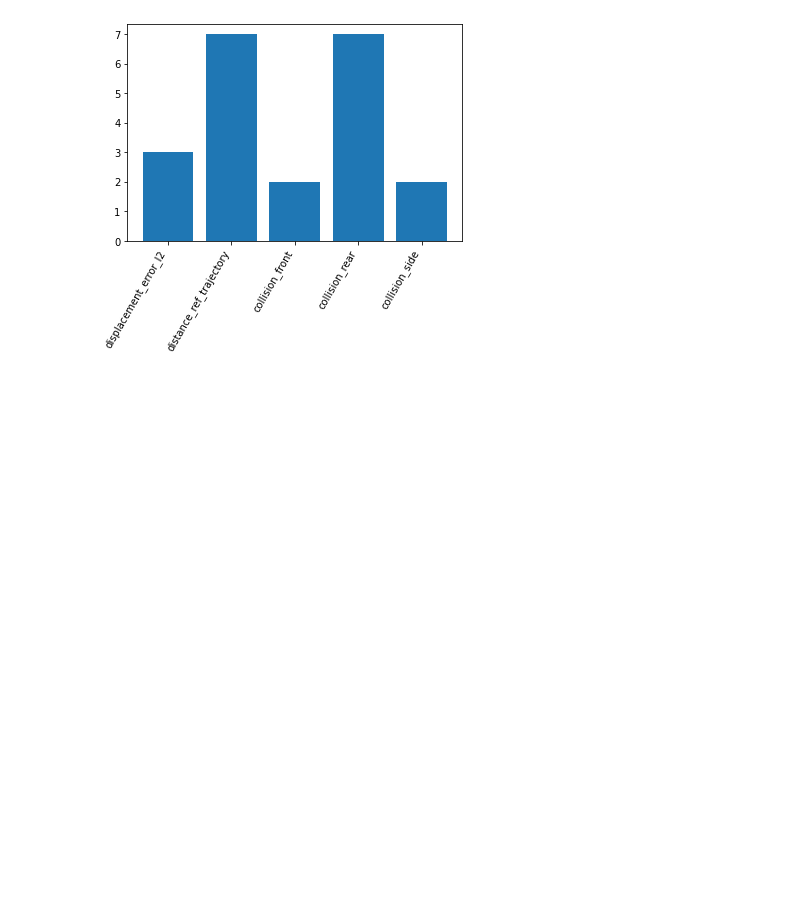
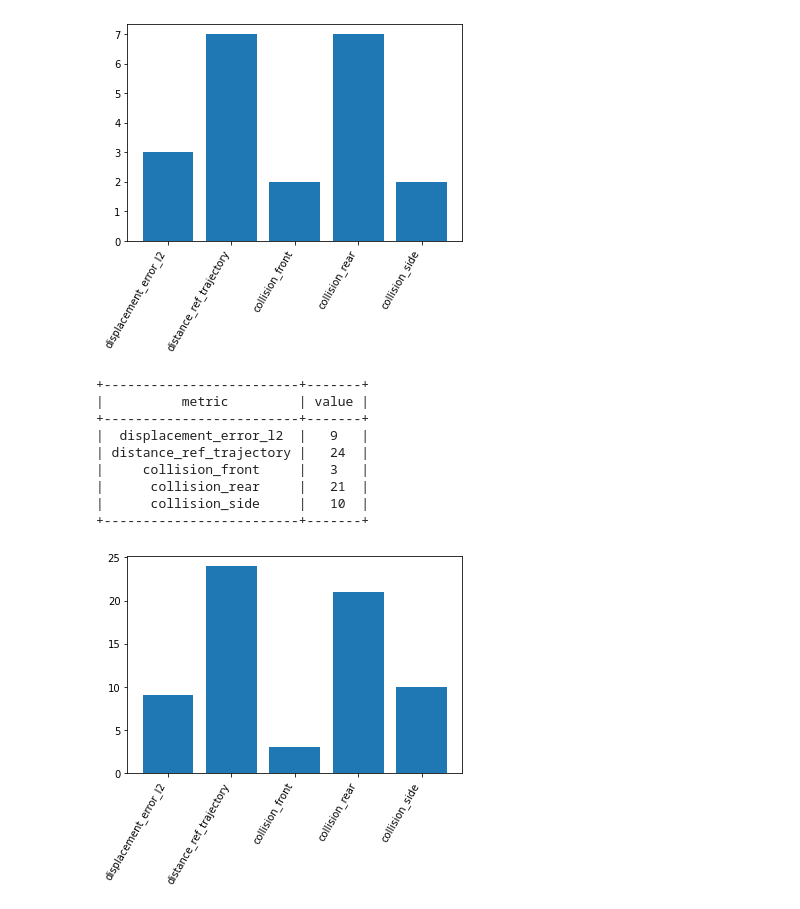
Before and after one commit to Pronton2001/rlhf-car, a Jupyter notebook: rllib_sac_policy_training.ipynb, the cells around one changed output. Drawn from its saved outputs; the diff is of its cells as text; code cells hidden in the pictures; blank space fills up the shorter version.

```diff
--- a/rllib_sac_policy_training.ipynb
+++ b/rllib_sac_policy_training.ipynb
@@ -772,18 +773,16 @@ env_kwargs = {'env_config_path': env_config_path,
               'train': False,
               'return_info': True}
 
-rollout_env = L5EnvWrapper(env = L5Env(**env_kwargs), \
+rollout_env = L5EnvWrapperTorch(env = L5Env(**env_kwargs), \
                            raster_size= cfg['raster_params']['raster_size'][0], \
                            n_channels = 7,)
 tune.register_env("L5-CLE-EVAL-V1",
-                  lambda config: L5EnvWrapper(env = L5Env(**env_kwargs), \
+                  lambda config: L5EnvWrapperTorch(env = L5Env(**env_kwargs), \
                                               raster_size= cfg['raster_params']['raster_size'][0], \
                                               n_channels = 7))
 from ray.rllib.algorithms.sac import SAC
 # checkpoint_path = 'l5kit/ray_results/01-01-2023_15-53-49/SAC/SAC_L5-CLE-V1_cf7bb_00000_0_2023-01-01_08-53-50/checkpoint_000170'
-checkpoint_path = '/workspace/datasets/ray_results/31-12-2022_07-53-04/SAC/SAC_L5-CLE-V1_7bae1_00000_0_2022-12-31_00-53-04/checkpoint_000360'
+# checkpoint_path = '/workspace/datasets/ray_results/31-12-2022_07-53-04/SAC/SAC_L5-CLE-V1_7bae1_00000_0_2022-12-31_00-53-04/checkpoint_000360'
+checkpoint_path = '/workspace/datasets/ray_results/30-03-2023_18-30-15/SAC/SAC_L5-CLE-V1_3de88_00000_0_2023-03-30_11-30-15/checkpoint_000100'
 model = SAC(config=config_param_space, env='L5-CLE-EVAL-V1')
 model.restore(checkpoint_path)
-
-from src.simulation.unrollGym import unroll
-sim_outs = unroll(model, rollout_env,100)
@@ -873,3 +902,36 @@ plt.show()
 |      collision_side     |   2   |
 +-------------------------+-------+
 [figure]
+# %%
+from src.validate.validator import CLEValidator
+import matplotlib.pyplot as plt
+import numpy as np
+
+agg = CLEValidator(sim_outs)
+fields = ["metric", "value"]
+table = PrettyTable(field_names=fields)
+
+values = []
+names = []
+
+for metric_name in agg:
+    table.add_row([metric_name, agg[metric_name].item()])
+    values.append(agg[metric_name].item())
+    names.append(metric_name)
+
+print(table)
+
+plt.bar(np.arange(len(names)), values)
+plt.xticks(np.arange(len(names)), names, rotation=60, ha='right')
+plt.show()
+# %% [output]
++-------------------------+-------+
+|          metric         | value |
++-------------------------+-------+
+|  displacement_error_l2  |   9   |
+| distance_ref_trajectory |   24  |
+|     collision_front     |   3   |
+|      collision_rear     |   21  |
+|      collision_side     |   10  |
++-------------------------+-------+
+[figure, added]
```
Also changed, not shown: parts of 6 cells of this notebook, 15 other files.
